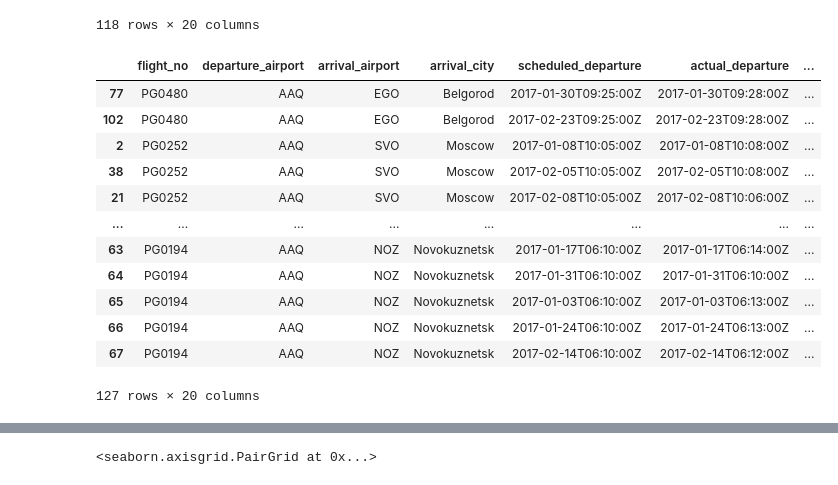
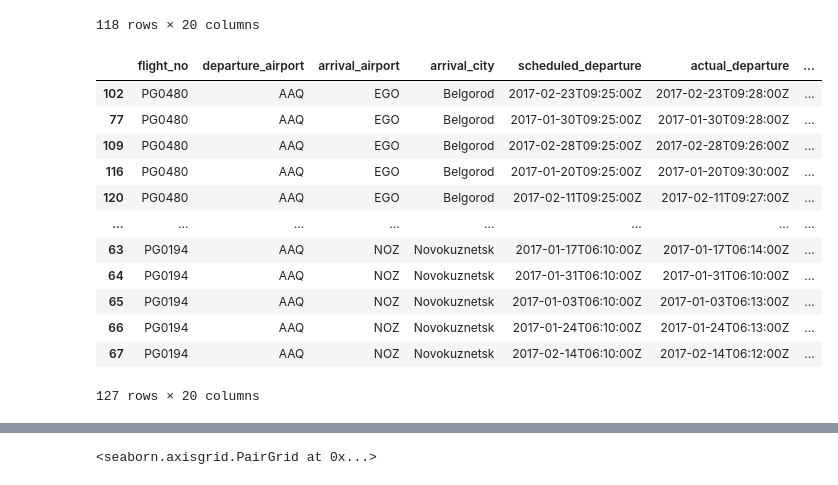
Before and after one commit to pbelovgit/Skill, a Jupyter notebook: module_4/air.ipynb, the cells around one changed output, grey strips where cells are left out. Cells and saved outputs as stored; diff of their text form; code cells hidden in the pictures.

```diff
--- a/module_4/air.ipynb
+++ b/module_4/air.ipynb
@@ -130,14 +130,14 @@ df.dropna()
 | 126 | PG0480 | AAQ | EGO | Belgorod | 2017-02-04T09:25:00Z | 2017-02-04T09:33:00Z | ... |
 118 rows × 20 columns
 # %%
-df.sort_values('sold_percent')
+df.sort_values('prof')
 # %% [output]
 |  | flight_no | departure_airport | arrival_airport | arrival_city | scheduled_departure | actual_departure | ... |
+| 102 | PG0480 | AAQ | EGO | Belgorod | 2017-02-23T09:25:00Z | 2017-02-23T09:28:00Z | ... |
 | 77 | PG0480 | AAQ | EGO | Belgorod | 2017-01-30T09:25:00Z | 2017-01-30T09:28:00Z | ... |
-| 102 | PG0480 | AAQ | EGO | Belgorod | 2017-02-23T09:25:00Z | 2017-02-23T09:28:00Z | ... |
-| 2 | PG0252 | AAQ | SVO | Moscow | 2017-01-08T10:05:00Z | 2017-01-08T10:08:00Z | ... |
-| 38 | PG0252 | AAQ | SVO | Moscow | 2017-02-05T10:05:00Z | 2017-02-05T10:08:00Z | ... |
-| 21 | PG0252 | AAQ | SVO | Moscow | 2017-02-08T10:05:00Z | 2017-02-08T10:06:00Z | ... |
+| 109 | PG0480 | AAQ | EGO | Belgorod | 2017-02-28T09:25:00Z | 2017-02-28T09:26:00Z | ... |
+| 116 | PG0480 | AAQ | EGO | Belgorod | 2017-01-20T09:25:00Z | 2017-01-20T09:30:00Z | ... |
+| 120 | PG0480 | AAQ | EGO | Belgorod | 2017-02-11T09:25:00Z | 2017-02-11T09:27:00Z | ... |
 | ... | ... | ... | ... | ... | ... | ... | ... |
 | 63 | PG0194 | AAQ | NOZ | Novokuznetsk | 2017-01-17T06:10:00Z | 2017-01-17T06:14:00Z | ... |
 | 64 | PG0194 | AAQ | NOZ | Novokuznetsk | 2017-01-31T06:10:00Z | 2017-01-31T06:10:00Z | ... |
```
Also changed, not shown: parts of 1 cell of this notebook.
